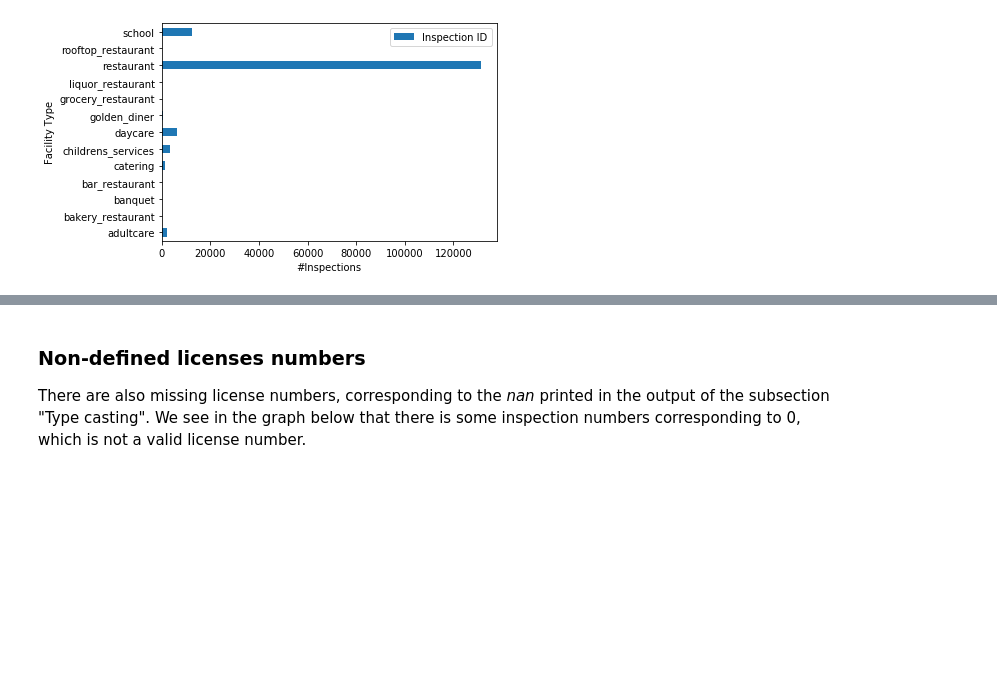
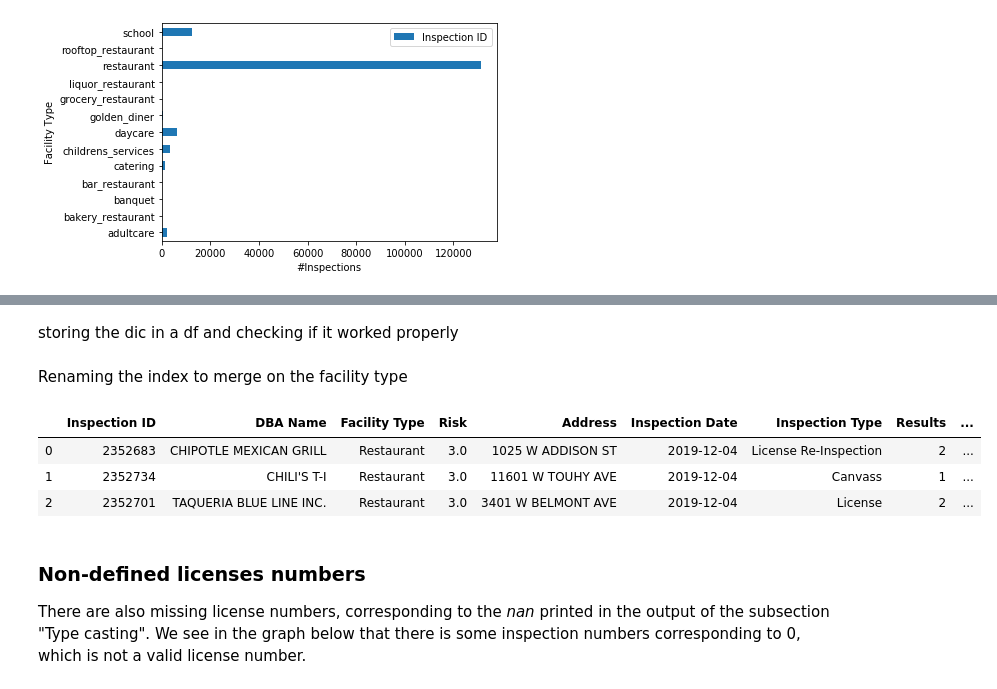
Before and after one commit to clairebilat/ada-2019-project-lost-and-found, a Jupyter notebook: Milestone-3.ipynb, the cells around one changed output, grey strips where cells are left out. Cells and saved outputs as stored; diff of their text form; code cells hidden in the pictures; blank space fills up the shorter version.

```diff
--- a/Milestone-3.ipynb
+++ b/Milestone-3.ipynb
@@ -385,3 +385,7 @@ ax.set_xlabel('#Inspections')
 # %% [output]
 Text(0.5, 0, '#Inspections')
 [figure]
+# %%
+public_private = {'daycare' : 'Private', 'school' : 'Private', 'children-services' : 'Private', 'adultcare' : 'Private',\
+                  'restaurant' : 'Public', 'grocery_restaurant' : 'Public', 'banquet' : 'Public', 'rooftop_restaurant' : 'Public',\
+                'bar_restaurant' : 'Public', 'bakery_restaurant' : 'Public', 'liquor_restaurant' : 'Public' , 'catering' : 'Public', 'golden_diner' : 'Public'}
@@ -387,0 +404,2 @@ Text(0.5, 0, '#Inspections')
+# %% [markdown]
+storing the dic in a df and checking if it worked properly
@@ -388,3 +408,13 @@ Text(0.5, 0, '#Inspections')
+# %% [markdown]
+Renaming the index to merge on the facility type
+# %%
+eat_seat = pd.merge(eat_seat, public_private_df, on = ['FacilityGroup'])
+eat_seat.head(3)
+# %% [output]
+|  | Inspection ID | DBA Name | Facility Type | Risk | Address | Inspection Date | Inspection Type | Results | ... |
+| 0 | 2352683 | CHIPOTLE MEXICAN GRILL | Restaurant | 3.0 | 1025 W ADDISON ST | 2019-12-04 | License Re-Inspection | 2 | ... |
+| 1 | 2352734 | CHILI'S T-I | Restaurant | 3.0 | 11601 W TOUHY AVE | 2019-12-04 | Canvass | 1 | ... |
+| 2 | 2352701 | TAQUERIA BLUE LINE INC. | Restaurant | 3.0 | 3401 W BELMONT AVE | 2019-12-04 | License | 2 | ... |
 # %% [markdown]
 ### Non-defined licenses numbers
 
```
Also changed, not shown: parts of 33 cells of this notebook.
